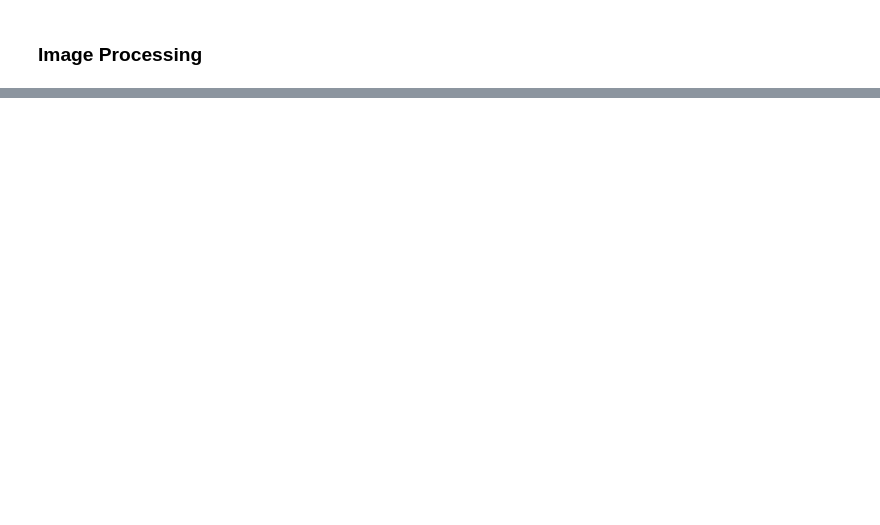
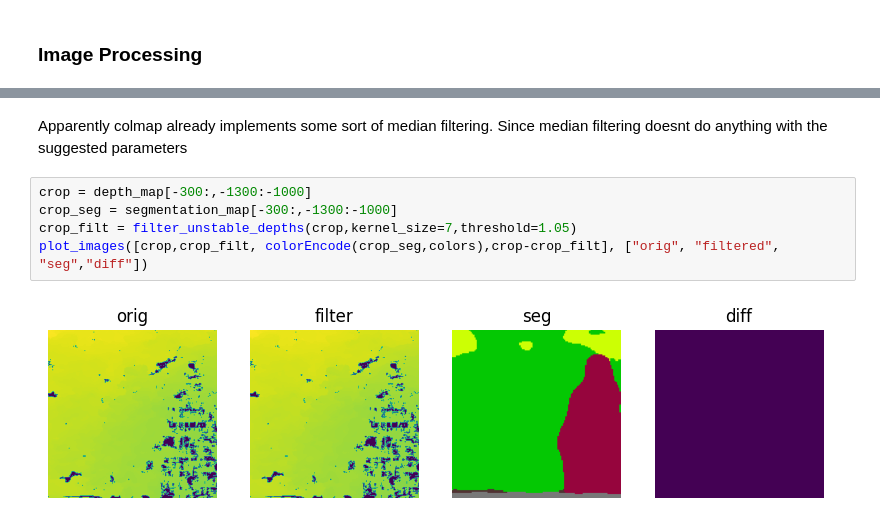
Before and after one commit to fyangch/RefinedMegaDepth, a Jupyter notebook: notebooks/postprocessing.ipynb, the cells around one changed output, grey strips where cells are left out. Cells and saved outputs as stored; diff of their text form; blank space fills up the shorter version.

```diff
--- a/notebooks/postprocessing.ipynb
+++ b/notebooks/postprocessing.ipynb
@@ -117,0 +160,9 @@ plot_images([foreground_mask, background_mask, sky_mask], ["Foreground Mask", "B
+# %% [markdown]
+Apparently colmap already implements some sort of median filtering. Since median filtering doesnt do anything with the suggested parameters
+# %%
+crop = depth_map[-300:,-1300:-1000]
+crop_seg = segmentation_map[-300:,-1300:-1000]
+crop_filt = filter_unstable_depths(crop,kernel_size=7,threshold=1.05)
+plot_images([crop,crop_filt, colorEncode(crop_seg,colors),crop-crop_filt], ["orig", "filtered", "seg","diff"])
+# %% [output]
+[figure, added]
```
Also changed, not shown: parts of 10 cells of this notebook.
